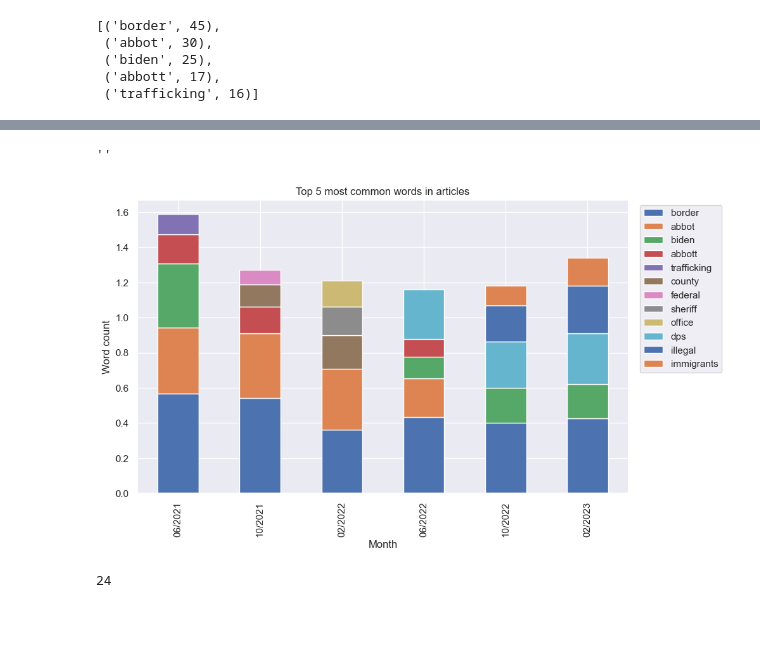
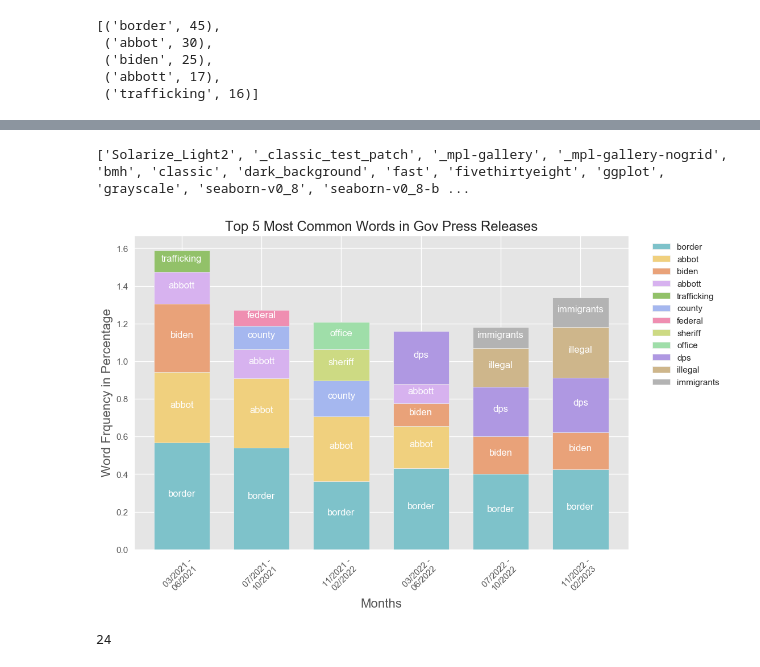
Before and after one commit to djryn/OLS_resesarch, a Jupyter notebook: Gov_scrape.ipynb, the cells around one changed output, grey strips where cells are left out. Drawn from its saved outputs; the diff is of its cells as text; code cells hidden in the pictures; blank space fills up the shorter version.

Commit message:
finished stacked barchart for gov

```diff
--- a/Gov_scrape.ipynb
+++ b/Gov_scrape.ipynb
@@ -396,7 +396,9 @@ group_months = {}
 count = 1
 temp_dict = {}
 total_words = 0
+first_month = '03/2021'
 for k, v in month_freqs.items():
+    first_month = k if count==1 else first_month
     for word, freq in v.most_common(5):
         if word in temp_dict:
             temp_dict[word]+=freq
@@ -406,7 +408,7 @@ for k, v in month_freqs.items():
     if count%4 == 0:
         temp_dict = dict(sorted(temp_dict.items(), key = lambda x: x[1], reverse=True)) # sort words based on freqs
         temp_dict = dict([(w, (f/total_words)*100) for w, f in list(temp_dict.items())[0:5]]) # get top 5 words
-        group_months[k] = temp_dict
+        group_months[f'{first_month} - \n{k}'] = temp_dict
         temp_dict = {}
         count = 0
         total_words = 0
@@ -440,48 +436,57 @@ Index(['border', 'abbot', 'biden', 'abbott', 'trafficking', 'county',
 # %%
-ax.g
+print(plt.style.available)
 # %% [output]
-''
+['Solarize_Light2', '_classic_test_patch', '_mpl-gallery', '_mpl-gallery-nogrid', 'bmh', 'classic', 'dark_background', 'fast', 'fivethirtyeight', 'ggplot', 'grayscale', 'seaborn-v0_8', 'seaborn-v0_8-b ...
 # %%
 import pandas as pd
 import math
 
 df = pd.DataFrame(group_months).T
 
 # Plot the chart
-ax = df.plot.bar(stacked=True, figsize=(10, 6))
+# Define your own color palette
+my_palette = ['#7EC2CA', '#F0D07E', '#E9A279', '#D7B2EF', '#92C169', '#A5B7EF', '#EF8EB1', '#CDDA83', '#9FDEA9', '#AF98E2', '#CEB68B', '#B3B3B3']
 
-# Add word labels to each block
-# for i, row in enumerate(df.values):
-#     y_pos = row.sum()
-#     print(y_pos)
-# for i, bar in enumerate(ax.patches):
-#     # print(bar.get_label())
-#     ax.text(
-#       # Put the text in the middle of each bar. get_x returns the start
-#       # so we add half the width to get to the middle.
-#       bar.get_x() + bar.get_width() / 2,
-#       # Vertically, add the height of the bar to the start of the bar,
-#       # along with the offset.
-#       bar.get_height() + bar.get_y()-0.05,
-#       # This is actual value we'll show.
-#       'kachow',
-#       # Center the labels and style them a bit.
-#       ha='center',
-#       color='w',
-#       weight='bold'
-#   )
+# Define a custom style that uses your color palette
+plt.rcParams['axes.prop_cycle'] = plt.cycler(color=my_palette)
+plt.rcParams['font.size'] = 12
+plt.rcParams['xtick.labelsize'] = 11
+plt.rcParams['ytick.labelsize'] = 11
+plt.rcParams['legend.fontsize'] = 11
+
+ax = df.plot.bar(stacked=True, figsize=(10, 6), width=0.7)
+labels = df.columns
+
+count = -1
+for i, bar in enumerate(ax.patches):
+    count = count+1 if i%6 == 0 else count
+    if(bar.get_height() > 0):
+        ax.text(
+          # Put the text in the middle of each bar. get_x returns the start
+          # so we add half the width to get to the middle.
+          bar.get_x() + bar.get_width() / 2,
+          # Vertically, add the height of the bar to the start of the bar,
+          # along with the offset.
+          bar.get_height()/2 + bar.get_y(),
+          # This is actual value we'll show.
+          labels[count],
+          # Center the labels and style them a bit.
+          ha='center',
+          color='w'
+          )
 
 ax.legend(loc='upper right', bbox_to_anchor=(1.2,1), ncol=1)
 
 # Add labels and title
-ax.set_xlabel('Month')
-ax.set_ylabel('Word count')
-ax.set_title('Top 5 most common words in articles')
+plt.xticks(rotation=45)
+ax.set_xlabel('Months')
+ax.set_ylabel('Word Frquency in Percentage')
+ax.set_title('Top 5 Most Common Words in Gov Press Releases')
 
 plt.savefig('images/Gov/stacked_bar.png')
 plt.show()
 # %% [output]
-[figure, old version]
+[figure, new version]
 # %%
 len(month_freqs.keys())
 # %% [output]
```
Also changed, not shown: parts of 2 cells of this notebook, 1 other file.
